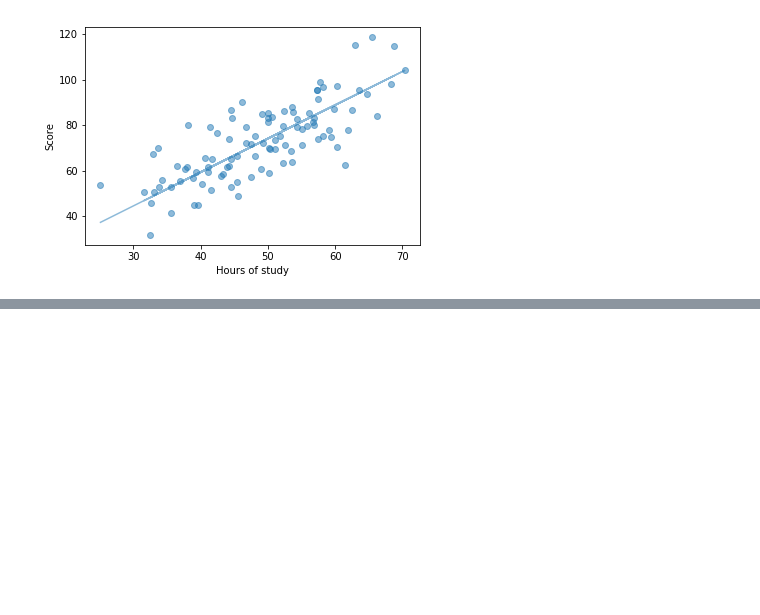
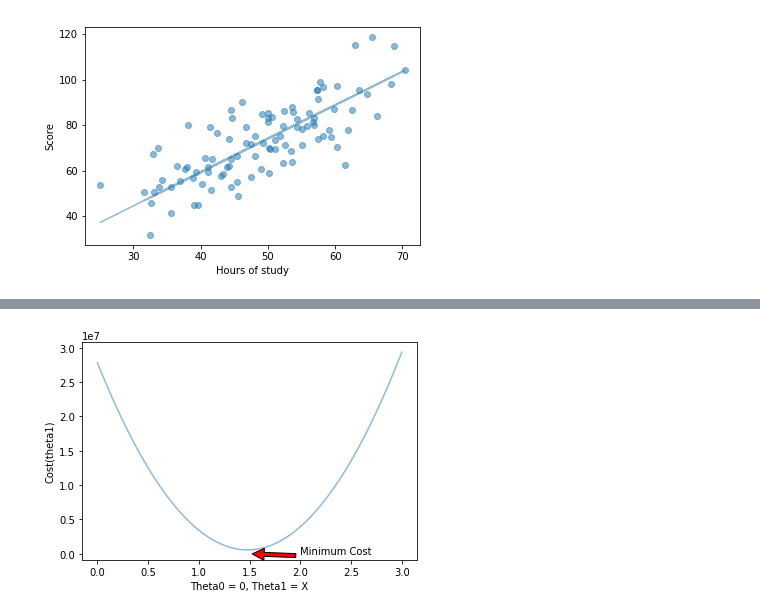
Before and after one commit to jokandre/MachineLearning-Demos, a Jupyter notebook: Linear Regression demo.ipynb, the cells around one changed output, grey strips where cells are left out. Saved outputs shown, nothing was run; the diff lists cells and outputs as text; code cells hidden in the pictures; blank space fills up the shorter version.

```diff
--- a/Linear Regression demo.ipynb
+++ b/Linear Regression demo.ipynb
@@ -47,0 +80,18 @@ plt.show()
+# %%
+def cost(t0, t1):
+    J = sum([(t0 + t1* points[i, 0] - points[i, 1])**2 for i in range(0 , len(points))])
+    return J/2*float(len(points))
+
+x = np.linspace(0, 3.0)
+
+fig = plt.figure()
+ax = fig.add_subplot(111)
+
+ax.annotate('Minimum Cost', xy=(1.5, 0), xytext=(2, 2), arrowprops=dict(facecolor='red', shrink=0.05))
+
+plt.xlabel('Theta0 = 0, Theta1 = X')
+plt.ylabel('Cost(theta1)')
+plt.plot(x, cost(0, x), alpha=0.5)
+plt.show()
+# %% [output]
+[figure, added]
```
Also changed, not shown: parts of 9 cells of this notebook, 2 other files.
